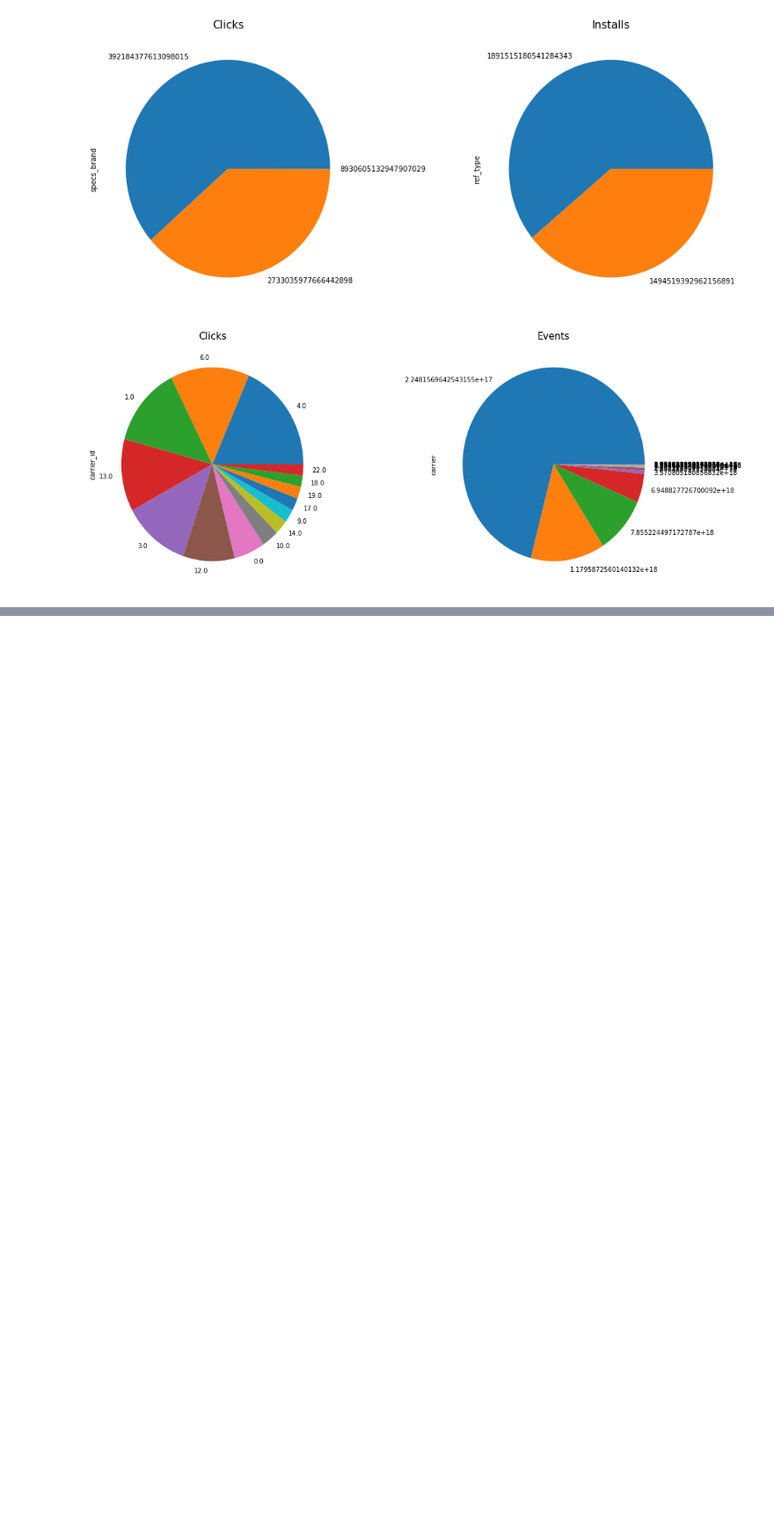
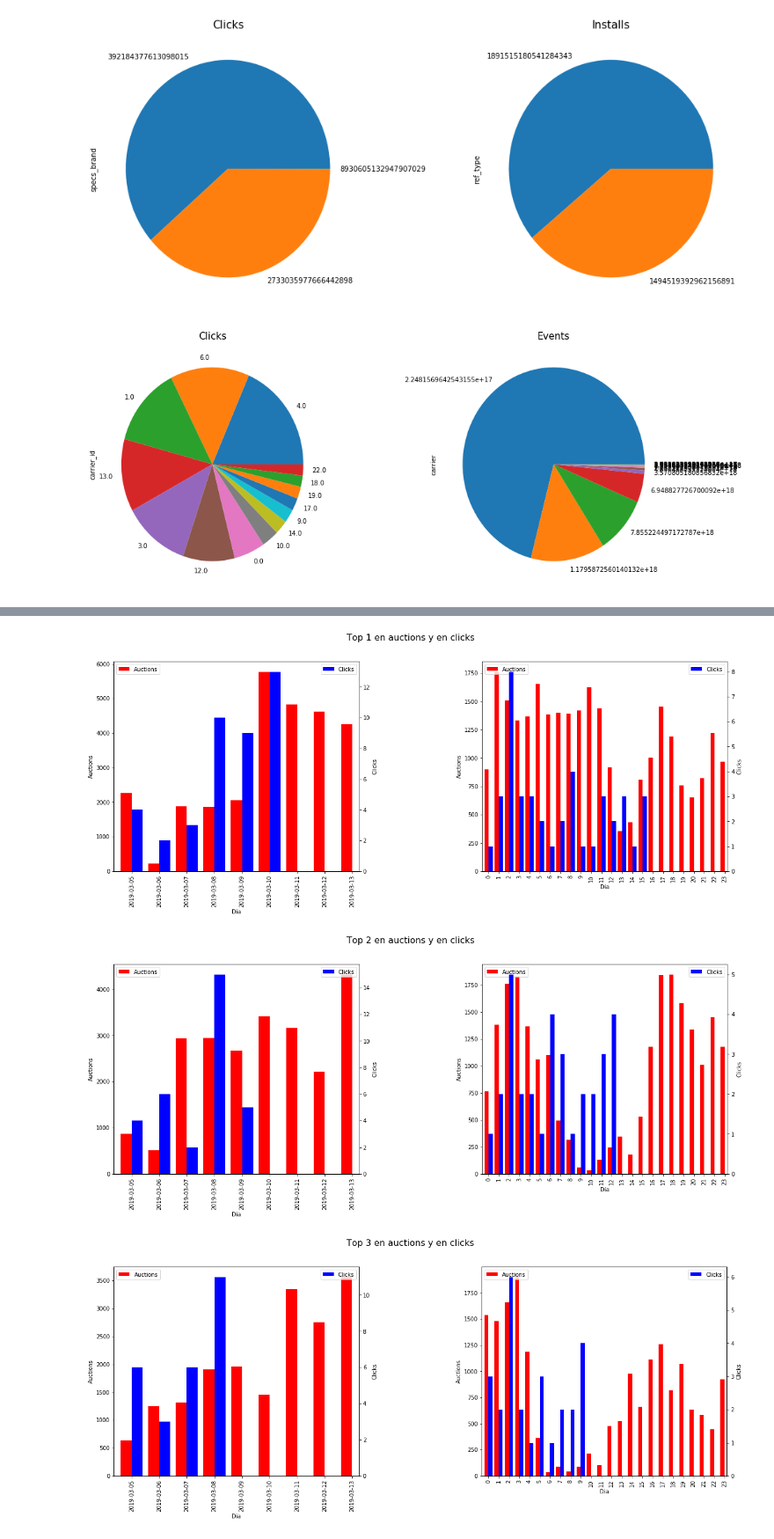
Before and after one commit to Elianagam/orgaDatosTp1, a Jupyter notebook: analisis_integrador.ipynb, the cells around one changed output, grey strips where cells are left out. Shown: that part at 88% size. Cells and saved outputs as stored; diff of their text form; code cells hidden in the pictures; blank space fills up the shorter version.

```diff
--- a/analisis_integrador.ipynb
+++ b/analisis_integrador.ipynb
@@ -115,0 +126,39 @@ plt.show()
+# %%
+top_auctions = auctions['device_id'].value_counts().head(5)
+top_clicks = clicks['ref_hash'].value_counts().head(5)
+
+newdf = auctions
+newdf2 = clicks
+newdf['hour'] = newdf['date'].dt.hour
+newdf['day'] = newdf['date'].dt.date
+newdf2['hour'] = newdf2['created'].dt.hour
+newdf2['day'] = newdf2['created'].dt.date
+
+days = list(clicks.drop_duplicates('day')['day'].sort_values())
+
+for i in range(len(top_auctions.index)):
+    fig, axs = plt.subplots(1, 2, figsize=(20,7))
+    titles = ['Dia', 'Hora']
+    labels = ['Auctions', 'Clicks']
+    column_names = ['day', 'hour']
+    fig.suptitle('Top '+str(i+1)+' en auctions y en clicks', size=16)
+    for j in range(2):
+        ax = axs[j]
+        ax_twin = ax.twinx()
+        width = 0.4
+        newdf2 = clicks[clicks['ref_hash'] == top_clicks.index[i]]
+        newdf2.groupby(column_names[j]).size().plot(kind='bar', color='blue', ax=ax_twin, position=0, width=width, label='Clicks')
+        ax_twin.legend(loc=1)
+        ax_twin.set_ylabel(labels[1])
+        ax_twin.set_xlabel(titles[1])
+        newdf = auctions[auctions['device_id'] == top_auctions.index[i]]
+        newdf.groupby(column_names[j]).size().plot(kind='bar', color='red', ax=ax, position=1, width=width, label='Auctions')
+        ax.legend(loc=2)
+        ax.set_ylabel(labels[0])
+        ax.set_xlabel(titles[0])
+    plt.subplots_adjust(wspace=0.5)
+    plt.show()
+# %% [output]
+[figure, added]
+[figure, added]
+[figure, added]
```
Also changed, not shown: parts of 2 cells of this notebook.
